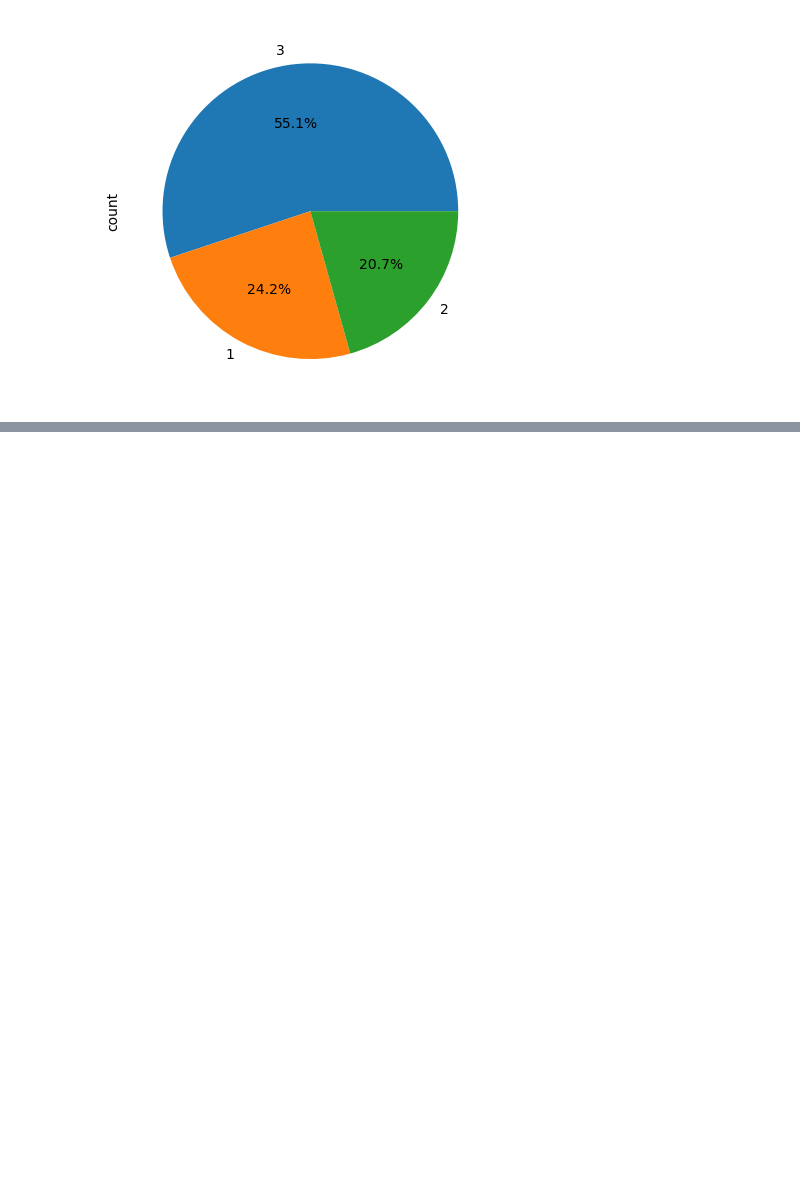
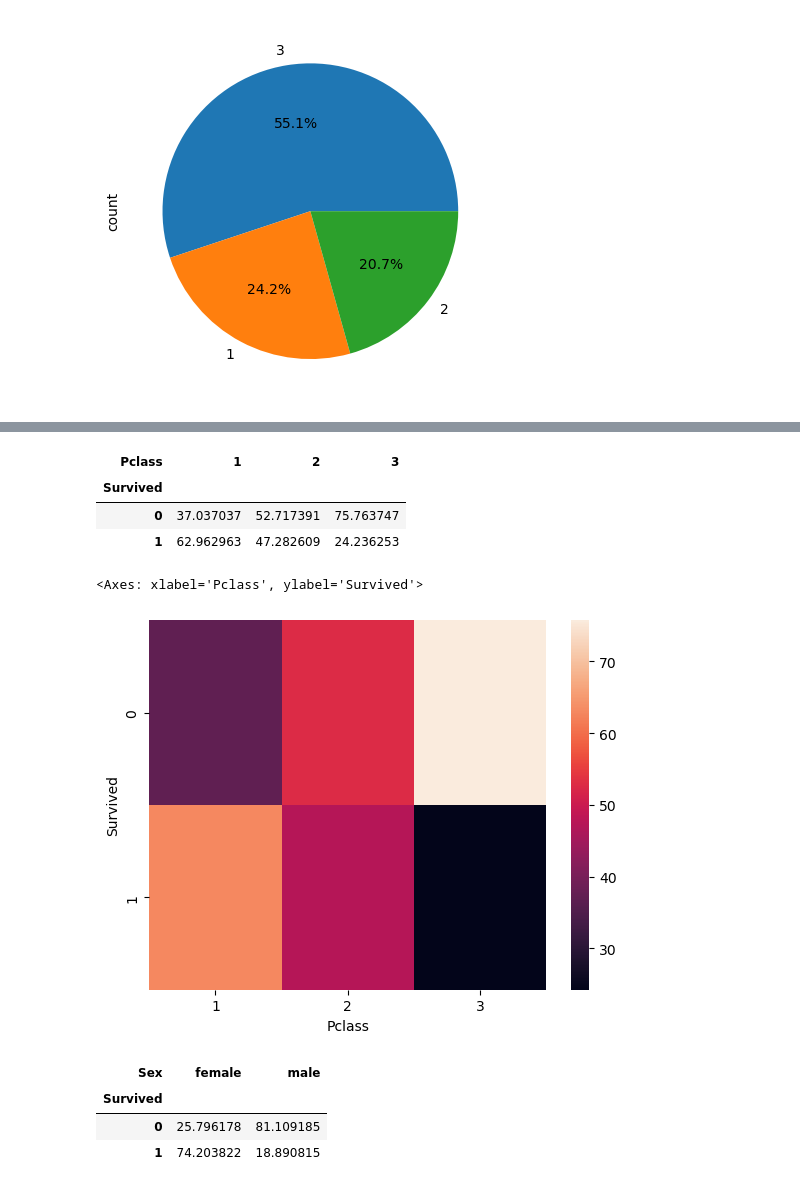
Before and after one commit to ranjansinghds/data-science-analysis, a Jupyter notebook: exploratory-data-analysis/eda_and_drawing_conclusions.ipynb, the cells around one changed output, grey strips where cells are left out. Saved outputs shown, nothing was run; the diff lists cells and outputs as text; code cells hidden in the pictures; blank space fills up the shorter version.

```diff
--- a/exploratory-data-analysis/eda_and_drawing_conclusions.ipynb
+++ b/exploratory-data-analysis/eda_and_drawing_conclusions.ipynb
@@ -317,0 +349,19 @@ df['Pclass'].value_counts().plot(kind='pie',autopct='%1.1f%%')
+# %%
+pd.crosstab(df['Survived'],df['Pclass'],normalize='columns')*100
+# %% [output]
+| Pclass | 1 | 2 | 3 |
+| Survived |  |  |  |
+| 0 | 37.037037 | 52.717391 | 75.763747 |
+| 1 | 62.962963 | 47.282609 | 24.236253 |
+# %%
+sns.heatmap(pd.crosstab(df['Survived'],df['Pclass'],normalize='columns')*100)
+# %% [output]
+<Axes: xlabel='Pclass', ylabel='Survived'>
+[figure, added]
+# %%
+pd.crosstab(df['Survived'],df['Sex'],normalize='columns')*100
+# %% [output]
+| Sex | female | male |
+| Survived |  |  |
+| 0 | 25.796178 | 81.109185 |
+| 1 | 74.203822 | 18.890815 |
```
Also changed, not shown: parts of 47 cells of this notebook.
